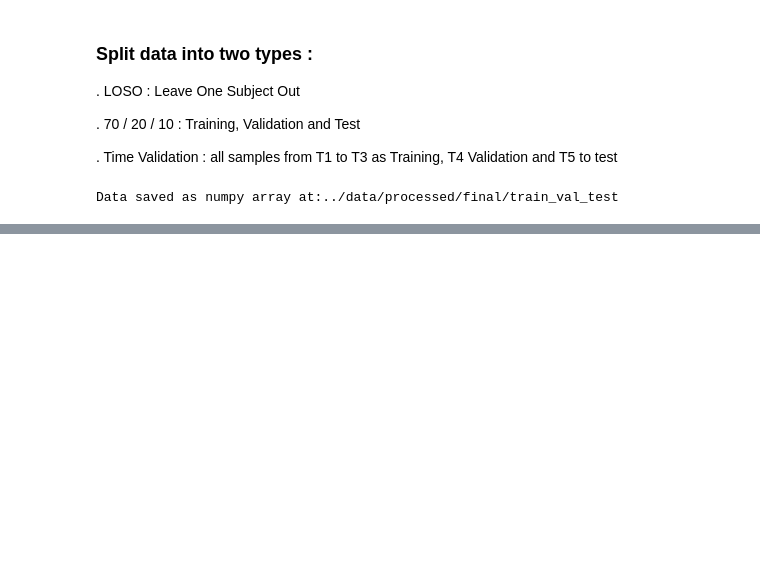
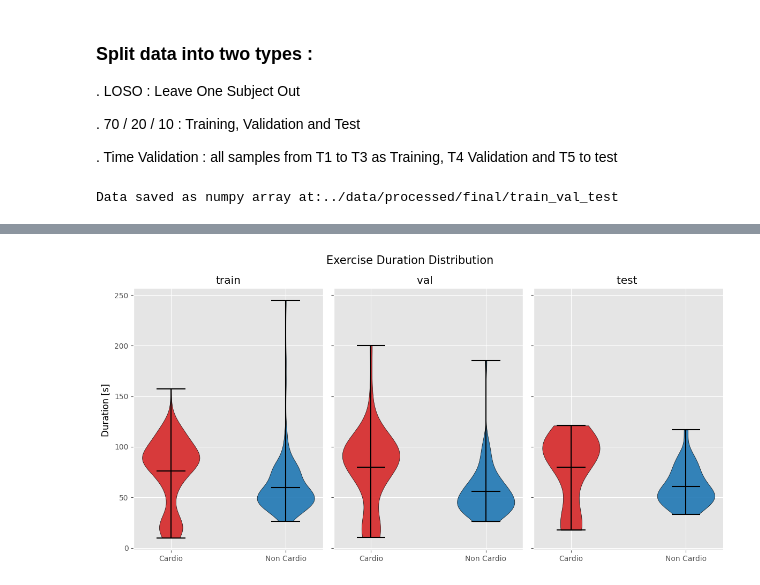
Before and after one commit to Arthur-Salles/mc855-recgym, a Jupyter notebook: src/eda_preprocessing.ipynb, the cells around one changed output, grey strips where cells are left out. Cells and saved outputs as stored; diff of their text form; code cells hidden in the pictures; blank space fills up the shorter version.

```diff
--- a/src/eda_preprocessing.ipynb
+++ b/src/eda_preprocessing.ipynb
@@ -339,3 +374,37 @@ for inx, (key, values) in enumerate(y.items()):
+# %%
+sizes = {'train' : np.array([t.shape[0] for t in train_data ]), 'val  ' : np.array([t.shape[0] for t in val_data ]), 'test ':np.array([ t.shape[0] for t in test_data ])}
+fig, ax = plt.subplots(1,3, figsize=(12,6),sharey=True)
+
+fig.suptitle('Exercise Duration Distribution', fontsize=15)
+
+fig.supylabel('Duration [s]')
+
+for inx, (key, values) in enumerate(y.items()):
+    sz_cardio, sz_non_cardio = sizes[key][values == 1], sizes[key][values == 0]
+
+    parts = ax[inx].violinplot([sz_cardio * (1/20), sz_non_cardio * (1/20)],  showmeans=True)
+    ax[inx].set_title(key)
+
+    ax[inx].set_xticks([1,2])
+    ax[inx].set(xticklabels=['Cardio', 'Non Cardio'])
+    colors = ["tab:red", "tab:blue"]
+    for body, color in zip(parts['bodies'], colors):
+        body.set_facecolor(color)
+        body.set_edgecolor("black")
+        body.set_alpha(.9)
+
+    for partname in ('cbars','cmins','cmaxes','cmeans','cmedians'):
+        if partname in parts:
+            vp = parts[partname]
+            vp.set_edgecolor("black")
+            # vp.set_linewidth(0.8)
+
+    # ax[inx].set
+    # ax[inx].tick_params(bottom=False)
+
+fig.tight_layout()
+# %% [output]
+[figure, added]
 # %%
 def recover_data_from_df(csv_path= "../data/processed/final/train_val_test"):
 
```
Also changed, not shown: parts of 5 cells of this notebook.
